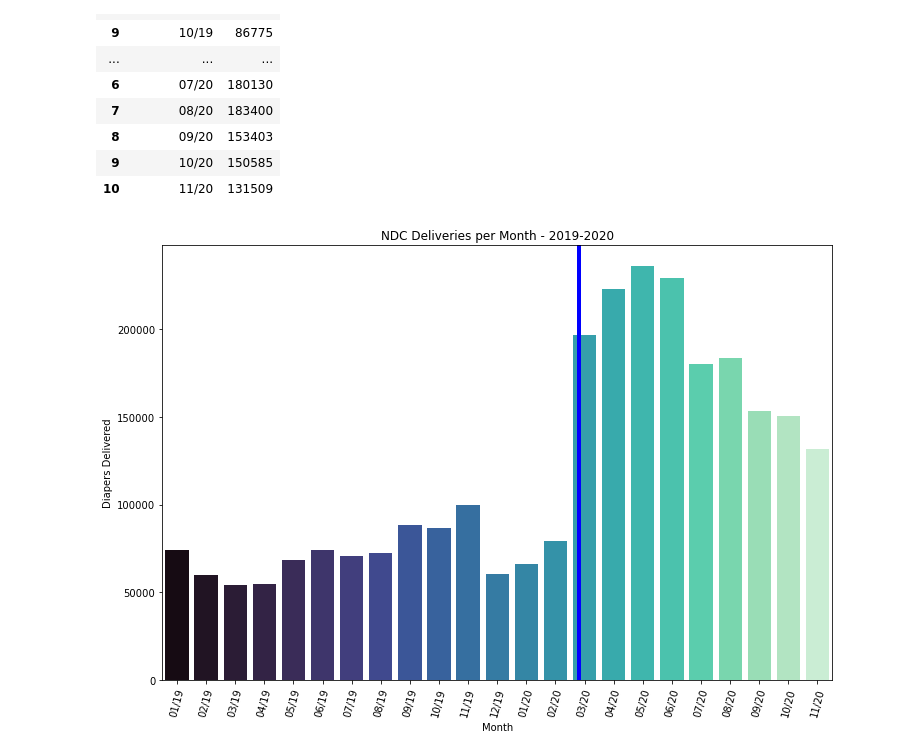
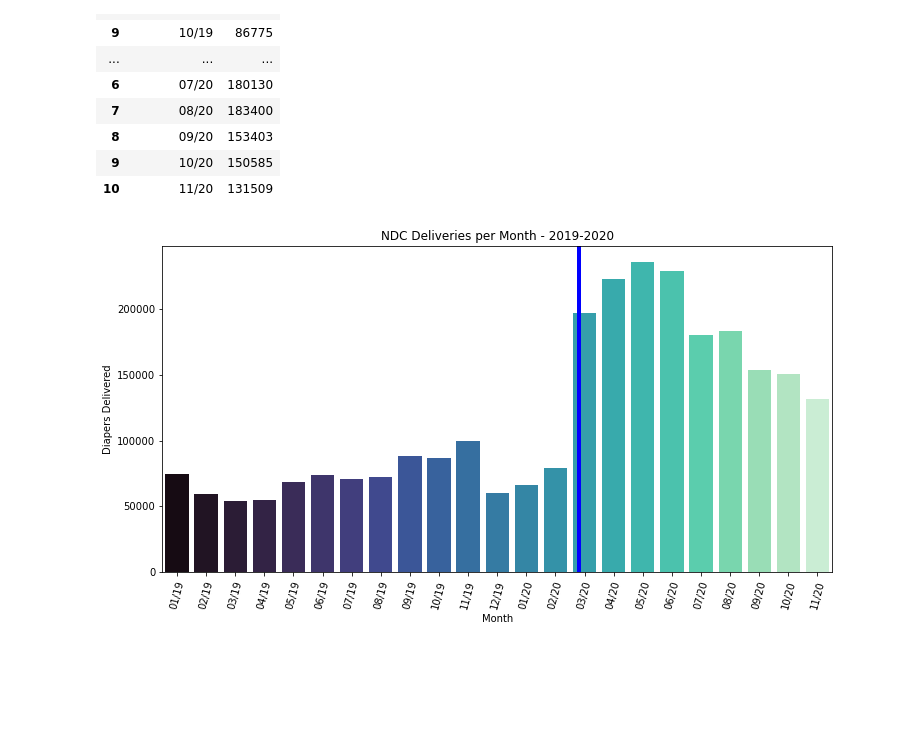
Before and after one commit to paulballenger/nashville_diaper_connection, a Jupyter notebook: notebooks/NDC Tornado.ipynb, the cells around one changed output. Saved outputs shown, nothing was run; the diff lists cells and outputs as text; code cells hidden in the pictures; blank space fills up the shorter version.

```diff
--- a/notebooks/NDC Tornado.ipynb
+++ b/notebooks/NDC Tornado.ipynb
@@ -208,24 +208,24 @@ del_combined
 | 10 | 11/20 | 131509 |
 # %%
 #seaborn barchart for 2019, 2020
-plt.figure(figsize=(12, 8))
+plt.figure(figsize=(12, 6))
 
 ndc_deliveries_by_month = sns.barplot(x = 'month_year', y = 'total', data = del_combined,
             palette = "mako",
             capsize = 0.05,
             saturation = 8,
             )
 plt.ylabel('Diapers Delivered')
 plt.xlabel('Month')
 plt.title('NDC Deliveries per Month - 2019-2020')
 
 ndc_deliveries_by_month.set_xticklabels(ndc_deliveries_by_month.get_xticklabels(), rotation=75)
 
 plt.axvline(13.8,linewidth=4, color='b');
 
 plt.show()
 
 figure = ndc_deliveries_by_month.get_figure()
 figure.savefig('../files/ndc_deliveries_by_month_2_yrs.png',bbox_inches='tight', dpi=300)
 # %% [output]
-[figure, old version]
+[figure, new version]
```
Also changed, not shown: 5 other files.
